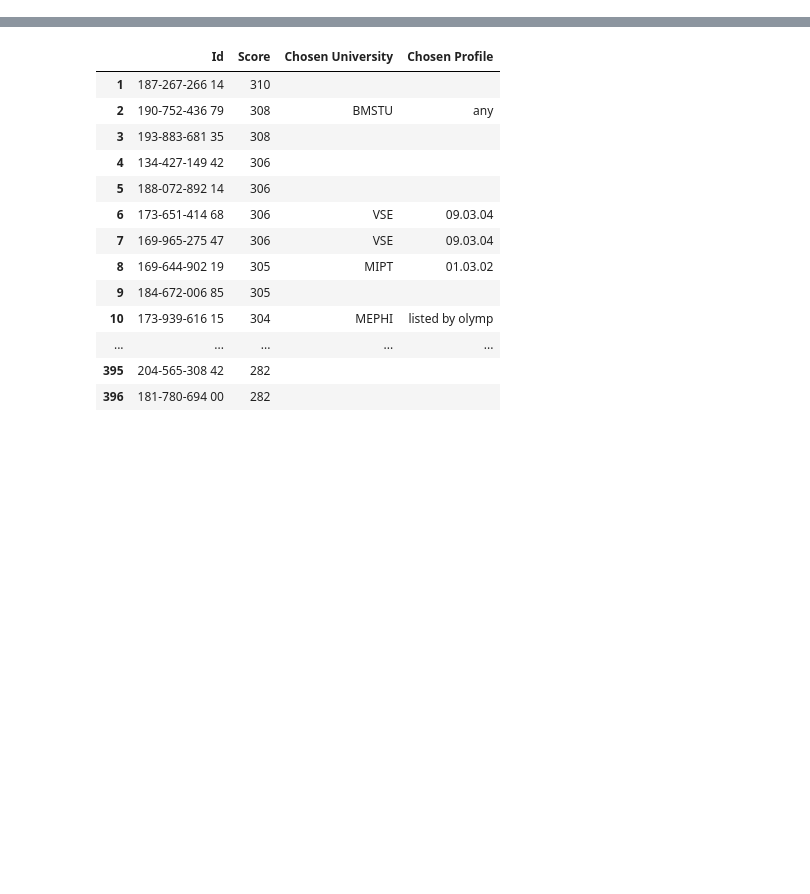
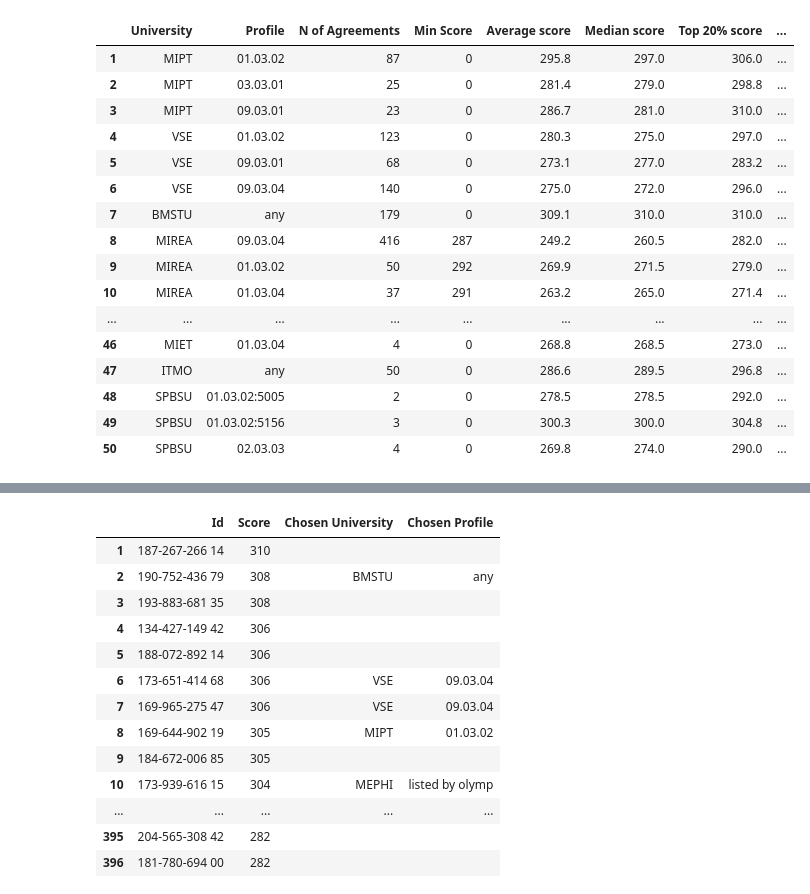
Before and after one commit to ValeriyKnyazhev/UniversityApplicationSystem, a Jupyter notebook: src/notebooks/Viewer.ipynb, the cells around one changed output, grey strips where cells are left out. Cells and saved outputs as stored; diff of their text form; code cells hidden in the pictures; blank space fills up the shorter version.

Commit message:
separate visualization and data maintaining

```diff
--- a/src/notebooks/Viewer.ipynb
+++ b/src/notebooks/Viewer.ipynb
@@ -6 +4,3 @@ system = ApplicationSystem()
+# %%
+service = ApplicationService()
 # %%
@@ -40,3 +40,5 @@ loader.load_data(system, "../../data/")
+# %%
+visualizer = DataVisualizer(service)
 # %%
 places_details = {
     University.MPEI: {
@@ -127 +158,21 @@ system.get_current_min_scores()
+# %%
+visualizer.show_universities_and_profiles_statistics()
+# %% [output]
+|  | University | Profile | N of Agreements | Min Score | Average score | Median score | Top 20% score | ... |
+| 1 | MIPT | 01.03.02 | 87 | 0 | 295.8 | 297.0 | 306.0 | ... |
+| 2 | MIPT | 03.03.01 | 25 | 0 | 281.4 | 279.0 | 298.8 | ... |
+| 3 | MIPT | 09.03.01 | 23 | 0 | 286.7 | 281.0 | 310.0 | ... |
+| 4 | VSE | 01.03.02 | 123 | 0 | 280.3 | 275.0 | 297.0 | ... |
+| 5 | VSE | 09.03.01 | 68 | 0 | 273.1 | 277.0 | 283.2 | ... |
+| 6 | VSE | 09.03.04 | 140 | 0 | 275.0 | 272.0 | 296.0 | ... |
+| 7 | BMSTU | any | 179 | 0 | 309.1 | 310.0 | 310.0 | ... |
+| 8 | MIREA | 09.03.04 | 416 | 287 | 249.2 | 260.5 | 282.0 | ... |
+| 9 | MIREA | 01.03.02 | 50 | 292 | 269.9 | 271.5 | 279.0 | ... |
+| 10 | MIREA | 01.03.04 | 37 | 291 | 263.2 | 265.0 | 271.4 | ... |
+| ... | ... | ... | ... | ... | ... | ... | ... | ... |
+| 46 | MIET | 01.03.04 | 4 | 0 | 268.8 | 268.5 | 273.0 | ... |
+| 47 | ITMO | any | 50 | 0 | 286.6 | 289.5 | 296.8 | ... |
+| 48 | SPBSU | 01.03.02:5005 | 2 | 0 | 278.5 | 278.5 | 292.0 | ... |
+| 49 | SPBSU | 01.03.02:5156 | 3 | 0 | 300.3 | 300.0 | 304.8 | ... |
+| 50 | SPBSU | 02.03.03 | 4 | 0 | 269.8 | 274.0 | 290.0 | ... |
 # %%
```
Also changed, not shown: parts of 17 cells of this notebook, 7 other files.
